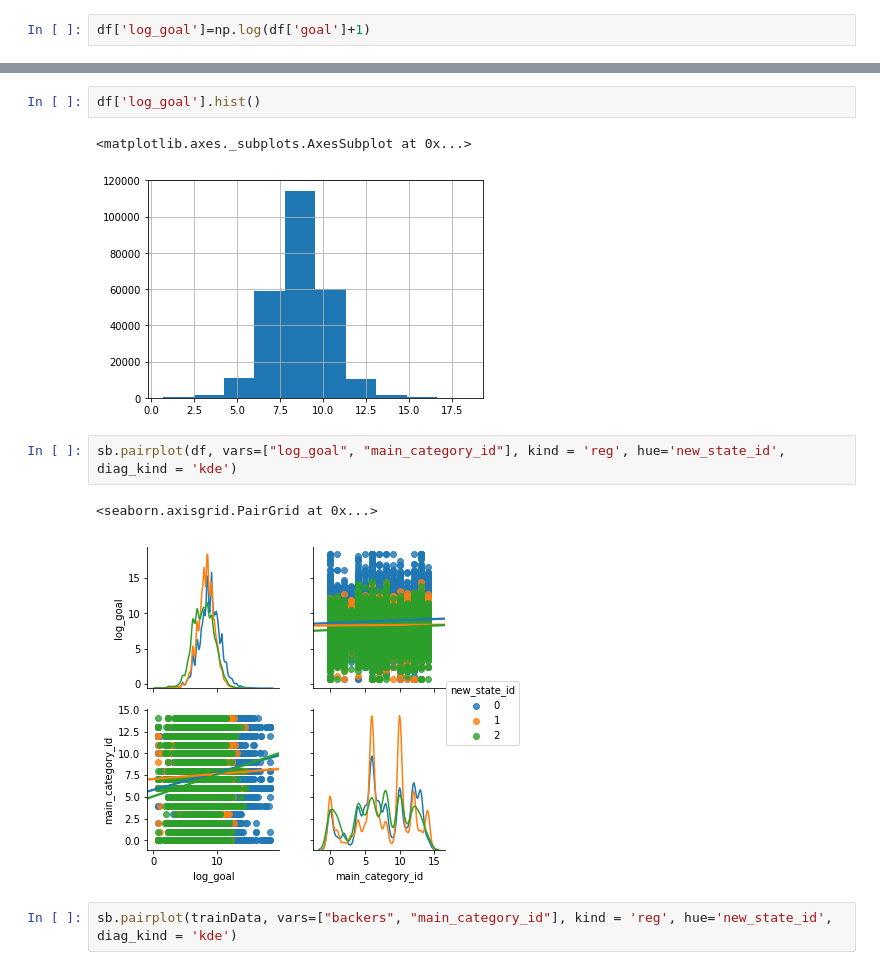
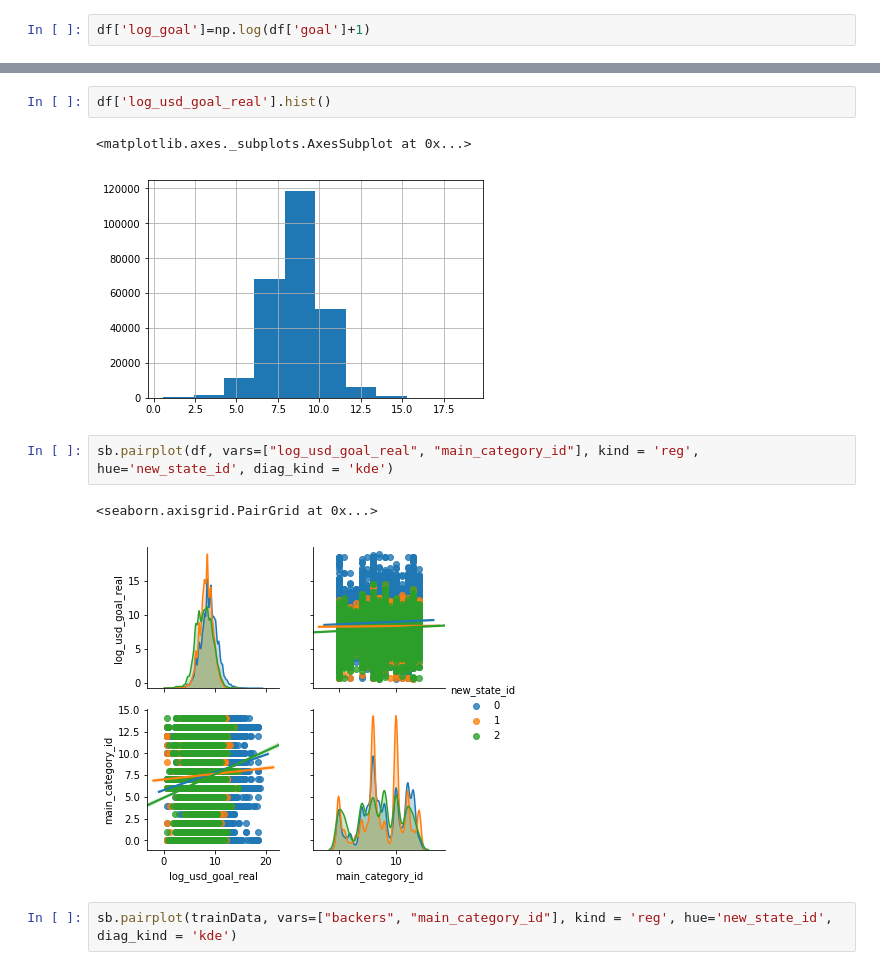
Before and after one commit to HediMontazeri/Exercise_1_kickstarter_classification, a Jupyter notebook: Data Explore.ipynb, the cells around one changed output, grey strips where cells are left out. Saved outputs shown, nothing was run; the diff lists cells and outputs as text.

```diff
--- a/Data Explore.ipynb
+++ b/Data Explore.ipynb
@@ -176,13 +173,13 @@ ax = sb.distplot(df['log_goal'], kde=True)
 # %%
-df['log_goal'].hist()
+df['log_usd_goal_real'].hist()
 # %% [output]
 <matplotlib.axes._subplots.AxesSubplot at 0x...>
-[figure, old version]
+[figure, new version]
 # %%
-sb.pairplot(df, vars=["log_goal", "main_category_id"], kind = 'reg', hue='new_state_id', diag_kind = 'kde')
+sb.pairplot(df, vars=["log_usd_goal_real", "main_category_id"], kind = 'reg', hue='new_state_id', diag_kind = 'kde')
 # %% [output]
 <seaborn.axisgrid.PairGrid at 0x...>
-[figure, old version]
+[figure, new version]
 # %%
 sb.pairplot(trainData, vars=["backers", "main_category_id"], kind = 'reg', hue='new_state_id', diag_kind = 'kde')
 # %% [output]
```
Also changed, not shown: parts of 36 cells of this notebook.
